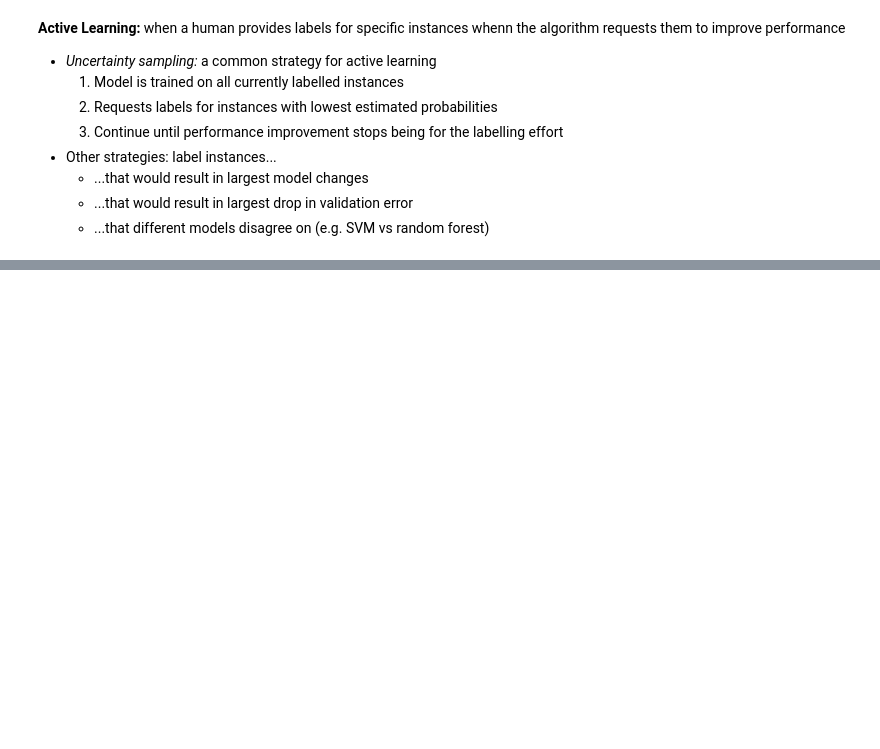
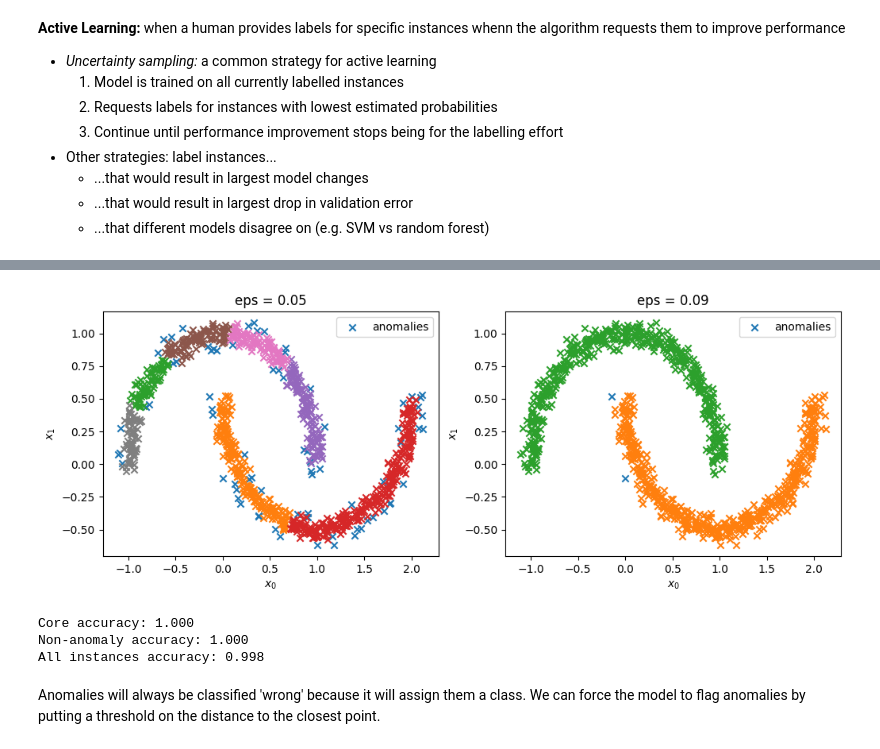
Before and after one commit to chris-leonard/hands-on-machine-learning, a Jupyter notebook: chapter-9/chapter-9-notes.ipynb, the cells around one changed output, grey strips where cells are left out. Saved outputs shown, nothing was run; the diff lists cells and outputs as text; code cells hidden in the pictures; blank space fills up the shorter version.

Commit message:
complete notes on dbscan

```diff
--- a/chapter-9/chapter-9-notes.ipynb
+++ b/chapter-9/chapter-9-notes.ipynb
@@ -761,0 +804,61 @@ Optimised Representative Propagated Logistic Regression Test Accuracy: 0.919
+# %%
+# plot clusters (and anomalies)
+def plot_clusters(X, y, ax=None, title=None):
+    if not ax:
+        fig, ax = plt.subplots()
+
+    for k in np.unique(y):
+        if k == -1:
+            label = "anomalies"
+        else:
+            label = None
+
+        ax.scatter(X[y == k, 0], X[y == k, 1], marker="x", label = label)
+
+    ax.set_xlabel("$x_0$")
+    ax.set_ylabel("$x_1$")
+
+    ax.set_title(title)
+
+    ax.legend()
+
+
+fig, axs = plt.subplots(1, 2, figsize=(12, 4))
+
+eps_vals = [0.05, 0.09]
+
+for i, eps in enumerate(eps_vals):
+    dbscan = DBSCAN(eps=eps, min_samples=5)
+    dbscan.fit(X)
+
+    title = "eps = {}".format(eps)
+    plot_clusters(X, dbscan.labels_, ax=axs[i], title=title)
+# %% [output]
+[figure, added]
+# %%
+n_neighbors = 50
+knn = KNeighborsClassifier(n_neighbors=n_neighbors)
+
+# train on just core instances
+X_train = dbscan.components_
+y_train = dbscan.labels_[dbscan.core_sample_indices_]
+
+knn.fit(X_train, y_train)
+
+y_pred = knn.predict(X_train)
+acc = accuracy_score(y_pred, y_train)
+print("Core accuracy: {:.3f}".format(acc))
+
+y_pred = knn.predict(X[dbscan.labels_ != -1])
+acc = accuracy_score(y_pred, dbscan.labels_[dbscan.labels_ != -1])
+print("Non-anomaly accuracy: {:.3f}".format(acc))
+
+y_pred = knn.predict(X)
+acc = accuracy_score(y_pred, dbscan.labels_)
+print("All instances accuracy: {:.3f}".format(acc))
+# %% [output]
+Core accuracy: 1.000
+Non-anomaly accuracy: 1.000
+All instances accuracy: 0.998
+# %% [markdown]
+Anomalies will always be classified 'wrong' because it will assign them a class. We can force the model to flag anomalies by putting a threshold on the distance to the closest point.
```
Also changed, not shown: parts of 12 cells of this notebook.
